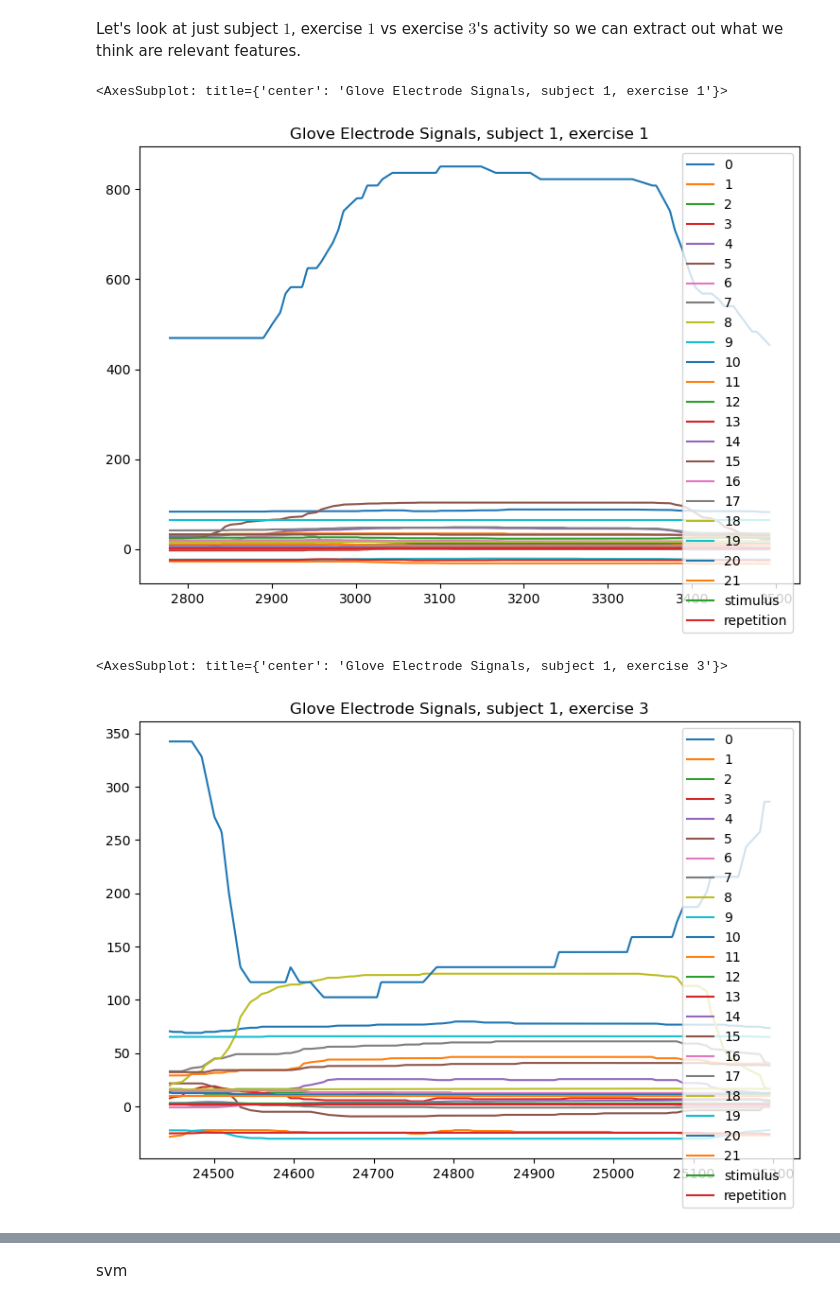
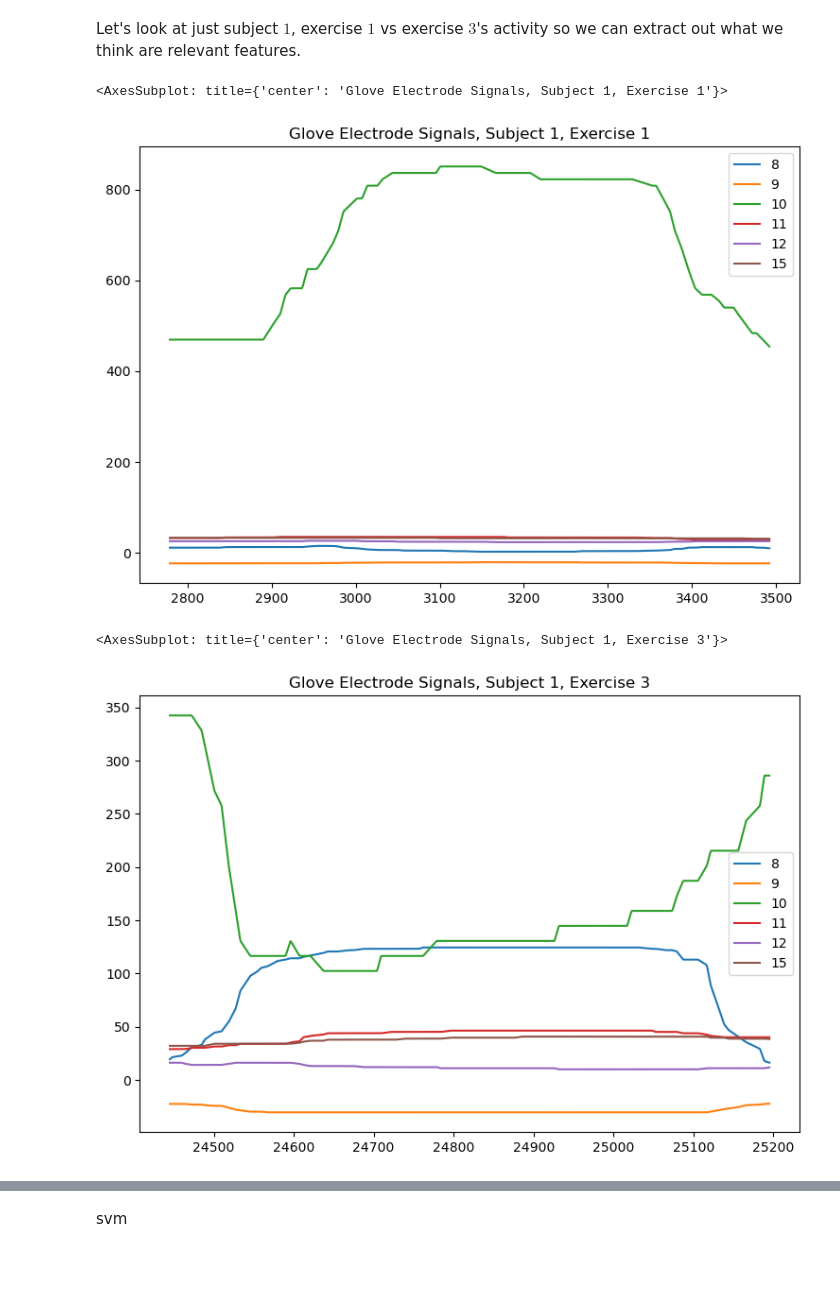
Before and after one commit to alizma/signatures-hand-synergies, a Jupyter notebook: alan_notebook.ipynb, the cells around one changed output, grey strips where cells are left out. Cells and saved outputs as stored; diff of their text form; code cells hidden in the pictures; blank space fills up the shorter version.

```diff
--- a/alan_notebook.ipynb
+++ b/alan_notebook.ipynb
@@ -119,13 +119,13 @@ from normalizers import *
 data_paths = [os.path.join(root, f"db5/s1/S1_E1_A1.mat")]
 s1_df = load_subject(data_paths, col='glove')
 # %%
-s1_df[(s1_df.stimulus==1) & (s1_df.repetition==2)].plot(figsize=(9,6), title="Glove Electrode Signals, subject 1, exercise 1")
+s1_df[(s1_df.stimulus==1) & (s1_df.repetition==2)][[8, 9, 10, 11, 12,15]].plot(figsize=(9,6), title="Glove Electrode Signals, Subject 1, Exercise 1")
 # %% [output]
-<AxesSubplot: title={'center': 'Glove Electrode Signals, subject 1, exercise 1'}>
+<AxesSubplot: title={'center': 'Glove Electrode Signals, Subject 1, Exercise 1'}>
-[figure, old version]
+[figure, new version]
 # %%
-s1_df[(s1_df.stimulus==3) & (s1_df.repetition==2)].plot(figsize=(9,6), title="Glove Electrode Signals, subject 1, exercise 3")
+s1_df[(s1_df.stimulus==3) & (s1_df.repetition==2)][[8,9,10,11,12,15]].plot(figsize=(9,6), title="Glove Electrode Signals, Subject 1, Exercise 3")
 # %% [output]
-<AxesSubplot: title={'center': 'Glove Electrode Signals, subject 1, exercise 3'}>
+<AxesSubplot: title={'center': 'Glove Electrode Signals, Subject 1, Exercise 3'}>
-[figure, old version]
+[figure, new version]
 # %%
```
Also changed, not shown: parts of 21 cells of this notebook, 2 other files.
